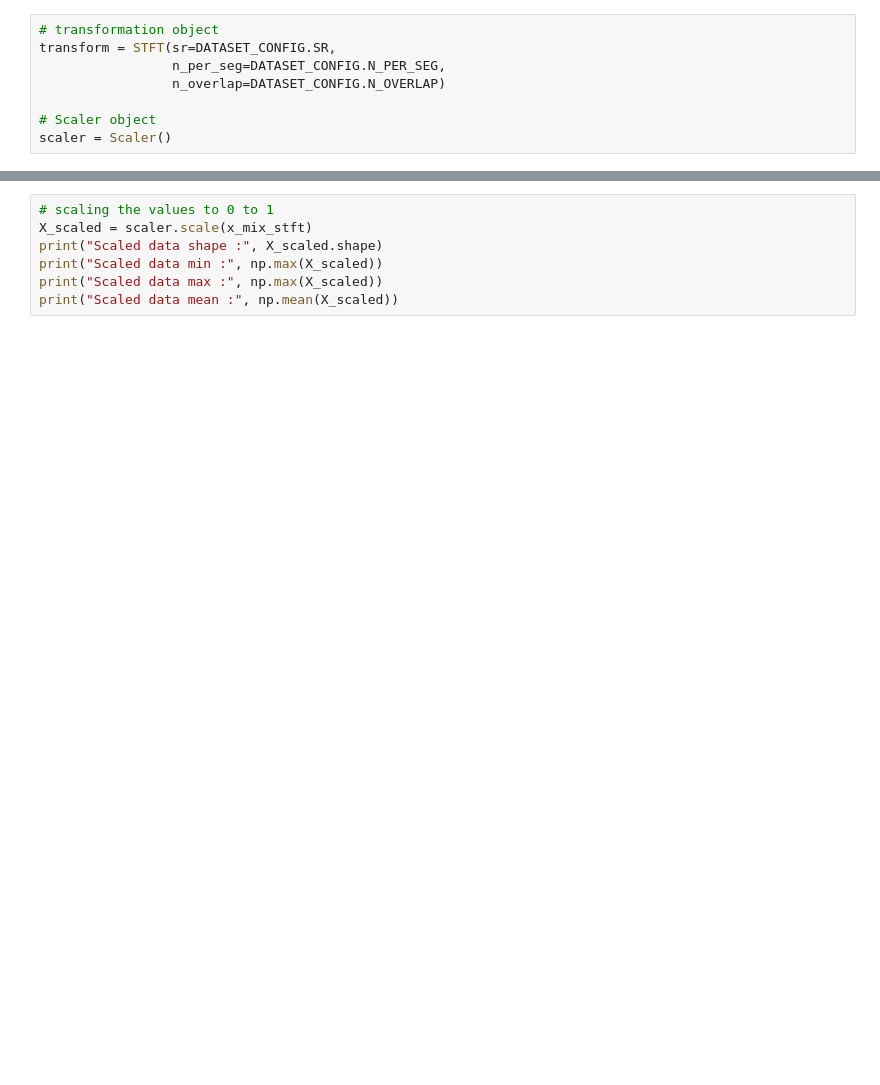
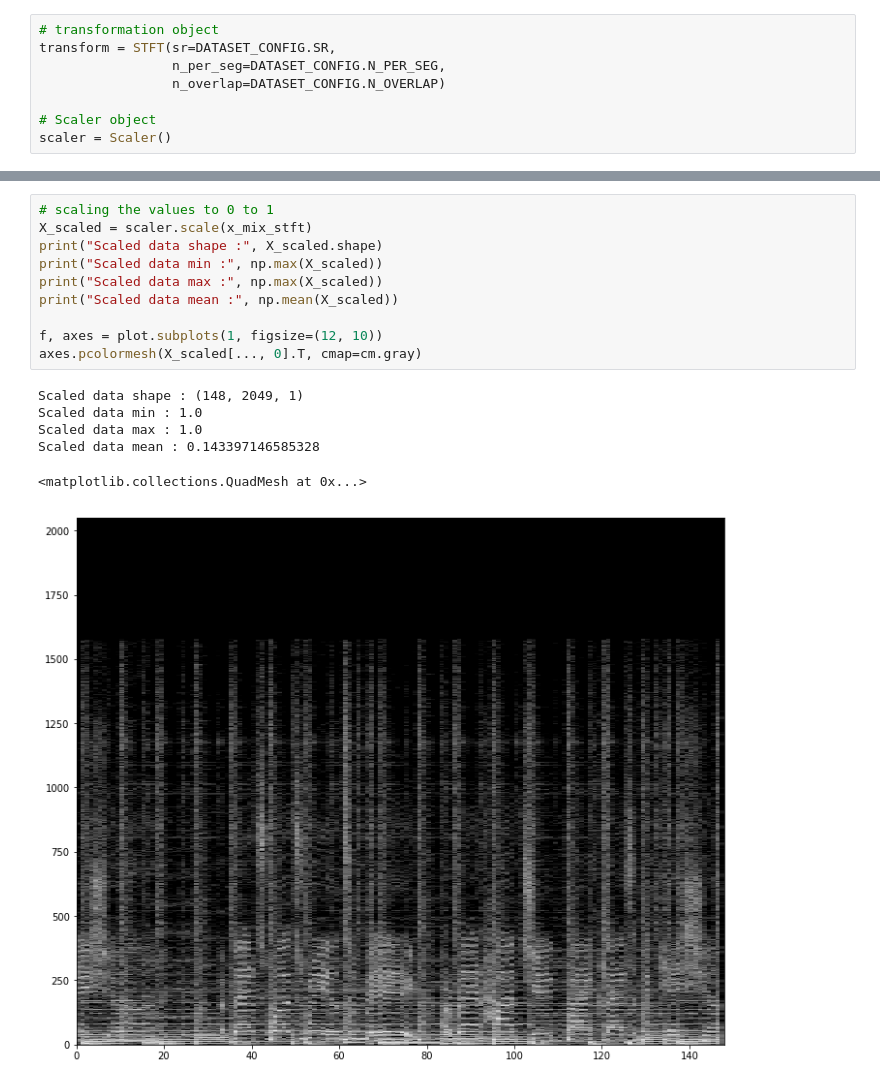
Before and after one commit to NotVinay/karaokey, a Jupyter notebook: interactive_notebooks/predict_using_model.ipynb, the cells around one changed output, grey strips where cells are left out. Cells and saved outputs as stored; diff of their text form; blank space fills up the shorter version.

```diff
--- a/interactive_notebooks/predict_using_model.ipynb
+++ b/interactive_notebooks/predict_using_model.ipynb
@@ -45,7 +62,17 @@ print(x_mix_stft.shape)
 # %%
 # scaling the values to 0 to 1
 X_scaled = scaler.scale(x_mix_stft)
 print("Scaled data shape :", X_scaled.shape)
 print("Scaled data min :", np.max(X_scaled))
 print("Scaled data max :", np.max(X_scaled))
 print("Scaled data mean :", np.mean(X_scaled))
+
+f, axes = plot.subplots(1, figsize=(12, 10))
+axes.pcolormesh(X_scaled[..., 0].T, cmap=cm.gray)
+# %% [output]
+Scaled data shape : (148, 2049, 1)
+Scaled data min : 1.0
+Scaled data max : 1.0
+Scaled data mean : 0.143397146585328
+<matplotlib.collections.QuadMesh at 0x...>
+[figure, added]
```
Also changed, not shown: parts of 13 cells of this notebook, 23 other files.
